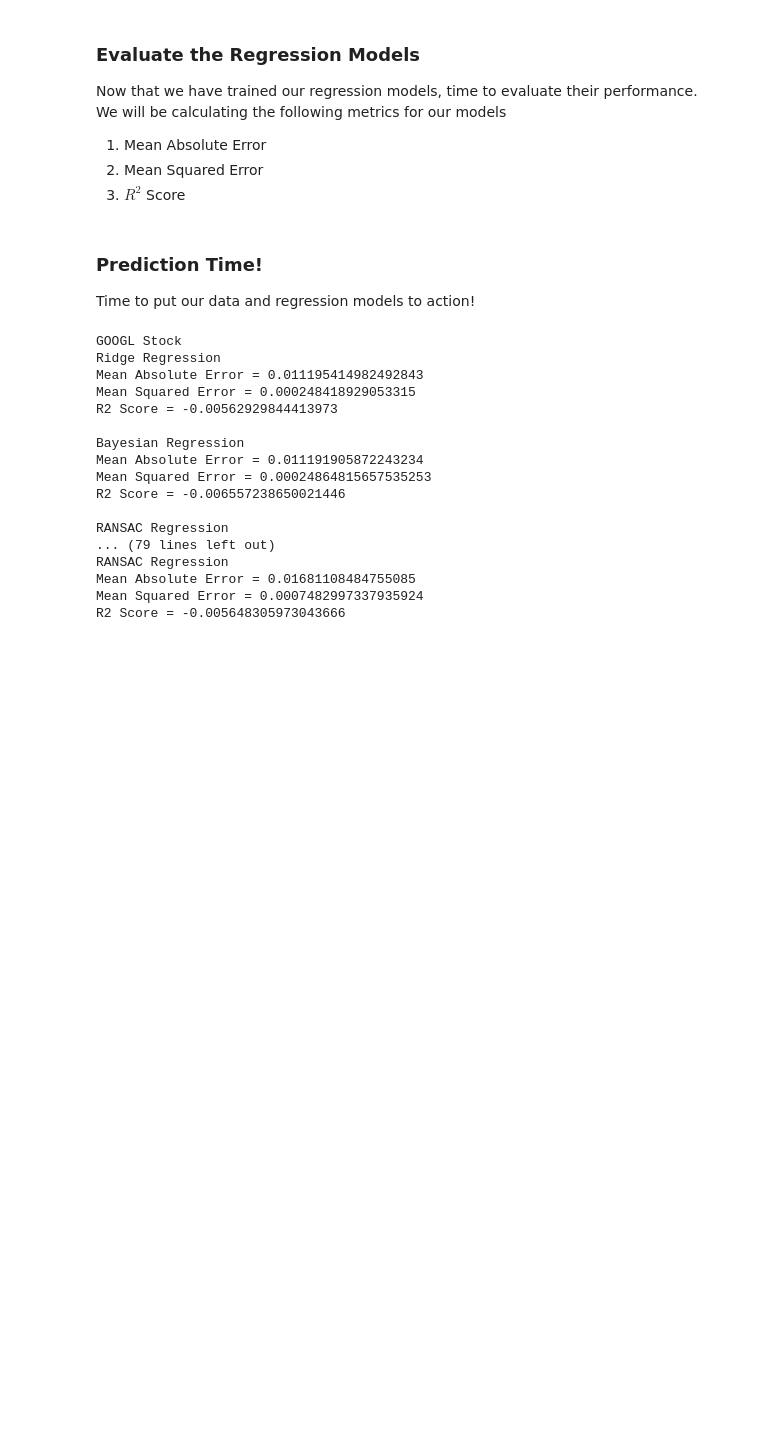
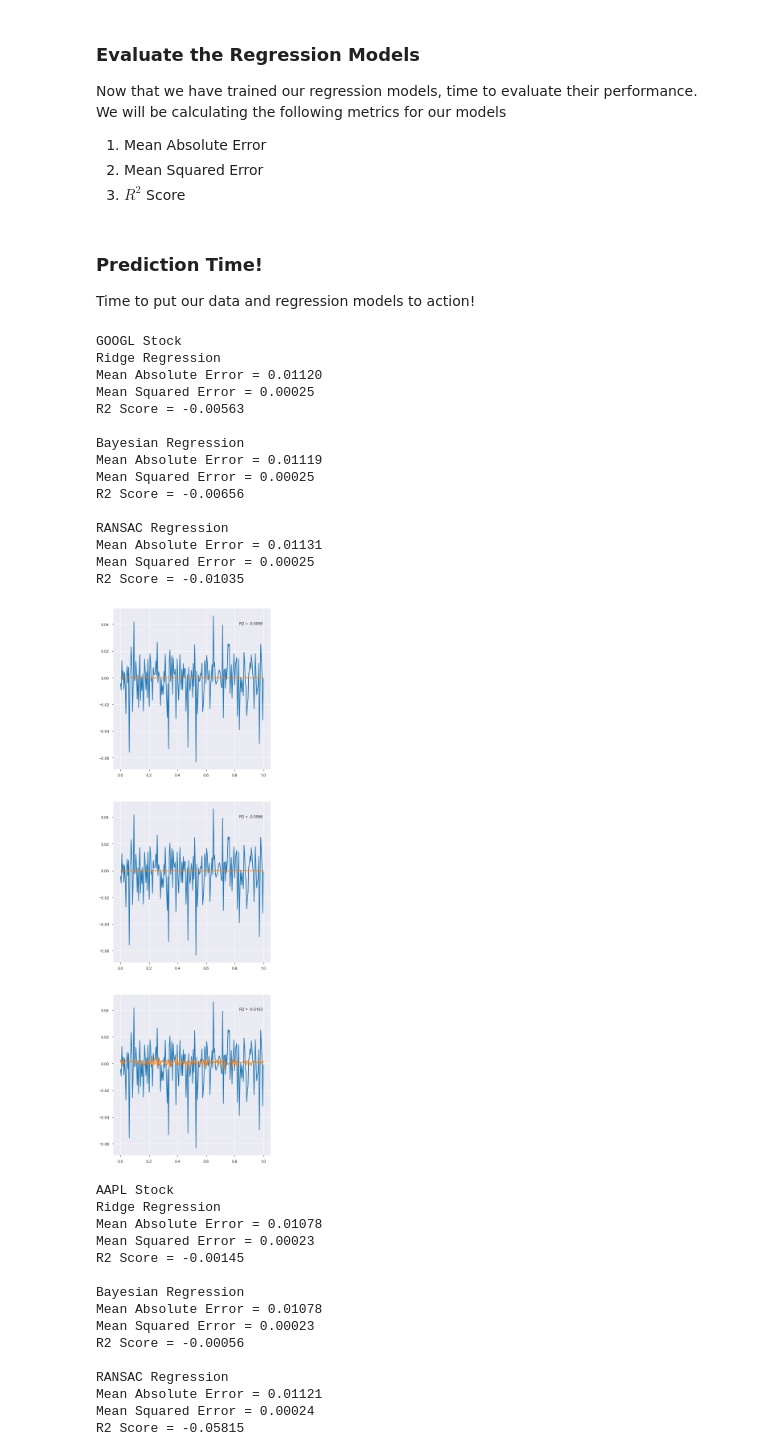
Before and after one commit to pranjalchaubey/Regression-On-Stock-Prices, a Jupyter notebook: src/regression_on_stocks.ipynb, the cells around one changed output. Saved outputs shown, nothing was run; the diff lists cells and outputs as text; code cells hidden in the pictures; blank space fills up the shorter version.

Commit message:
feat: Prediction plots and Conclusion

```diff
--- a/src/regression_on_stocks.ipynb
+++ b/src/regression_on_stocks.ipynb
@@ -270,7 +270,8 @@ def preprocess_align_split(series, test_size):
     X = np.delete(X, len(X)-1, 0)
 
     # Shift the series values by 1 to create Y
-    Y = series.shift(-1).dropna(how='all').values.reshape(-1, 1)
+#     Y = series.shift(-1).dropna(how='all').values.reshape(-1, 1)
+    Y = series.shift(-1).dropna(how='all').values
 
     # Split the data for the train and test sets
     X_train, X_test, y_train, y_test = train_test_split(X, Y, test_size=test_size, random_state=0)
@@ -358,7 +359,7 @@ def calculate_metrics(y_true, y_pred):
     R2 Score
     """
     # Data Sanity check
-    assert y_true.shape[0] == y_pred.shape[0], 'y_true and y_pred should have equal number of rows.'
+    assert len(y_true) == len(y_pred), 'y_true and y_pred should have equal number of rows.'
 
     # Mean Absolute Error
     mae = metrics.mean_absolute_error(y_true, y_pred)
@@ -374,42 +375,62 @@ Time to put our data and regression models to action!
 # %%
 regressor = ['Ridge', 'Bayesian', 'RANSAC']
 for column in stock_returns.columns:
     # Extract and preprocess the individual stock data
     # Train Set = 85% ; Test Set = 15%
     X_train, X_test, y_train, y_test = preprocess_align_split(stock_returns[column], test_size=0.15)
     # Train the Regression models
     ridge, bayesian, ransac = return_regressors(X_train, y_train)
     # Predict on the test set using the 3 models
     y_preds = [ridge.predict(X_test), bayesian.predict(X_test), ransac.predict(X_test)]
+
     # Calculate the prediction metrics for each regressor
     print(f'{column} Stock')
+    fig, ax = plt.subplots(nrows=len(regressor), ncols=1, figsize=(7, 25))
     for name, y_pred in enumerate(y_preds):
         mae, mse, r2 = calculate_metrics(y_true=y_test, y_pred=y_pred)
         # Print the metrics
         print(f'{regressor[name]} Regression')
-        print(f'Mean Absolute Error = {mae}')
-        print(f'Mean Squared Error = {mse}')
-        print(f'R2 Score = {r2}\n')
-
-    # Plot the y_true and y_pred Graphs
-    plt.plot()
+        print(f'Mean Absolute Error = {mae:.5f}')
+        print(f'Mean Squared Error = {mse:.5f}')
+        print(f'R2 Score = {r2:.5f}\n')
+        # Plot the results
+        plt.subplot(len(regressor), 1, name+1)
+        ax = plt.gca()
+        plt.plot(np.linspace(0,1, len(y_test)), y_test)
+        plt.plot(np.linspace(0,1, len(y_test)), y_preds[name])
+        ax.text(0.8, 0.9, f'R2 = {r2:.4f}', transform=ax.transAxes)
+    plt.show()
 
     print('\n\n\n')
 # %% [output]
 GOOGL Stock
 Ridge Regression
-Mean Absolute Error = 0.011195414982492843
-Mean Squared Error = 0.000248418929053315
-R2 Score = -0.00562929844413973
+Mean Absolute Error = 0.01120
+Mean Squared Error = 0.00025
+R2 Score = -0.00563
 
 Bayesian Regression
-Mean Absolute Error = 0.011191905872243234
-Mean Squared Error = 0.00024864815657535253
-R2 Score = -0.006557238650021446
+Mean Absolute Error = 0.01119
+Mean Squared Error = 0.00025
+R2 Score = -0.00656
 
 RANSAC Regression
-... (79 lines left out)
-RANSAC Regression
-Mean Absolute Error = 0.01681108484755085
-Mean Squared Error = 0.0007482997337935924
-R2 Score = -0.005648305973043666
+Mean Absolute Error = 0.01131
+Mean Squared Error = 0.00025
+R2 Score = -0.01035
+[figure, added]
+AAPL Stock
+Ridge Regression
+Mean Absolute Error = 0.01078
+Mean Squared Error = 0.00023
+R2 Score = -0.00145
+
+Bayesian Regression
+Mean Absolute Error = 0.01078
+Mean Squared Error = 0.00023
+R2 Score = -0.00056
+
+RANSAC Regression
+Mean Absolute Error = 0.01121
+Mean Squared Error = 0.00024
+R2 Score = -0.05815
```
Also changed, not shown: parts of 5 cells of this notebook.
